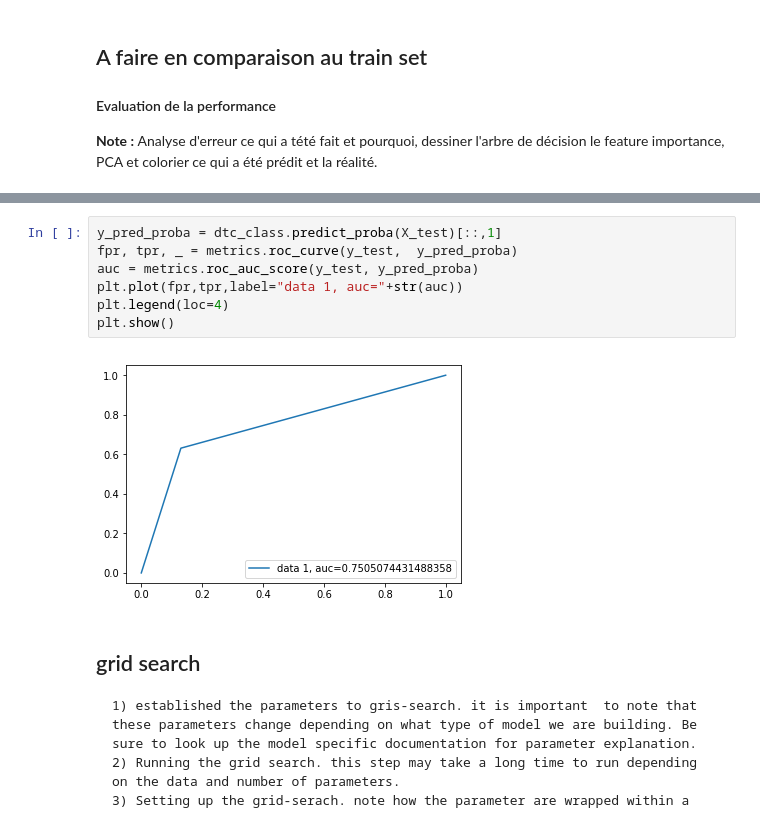
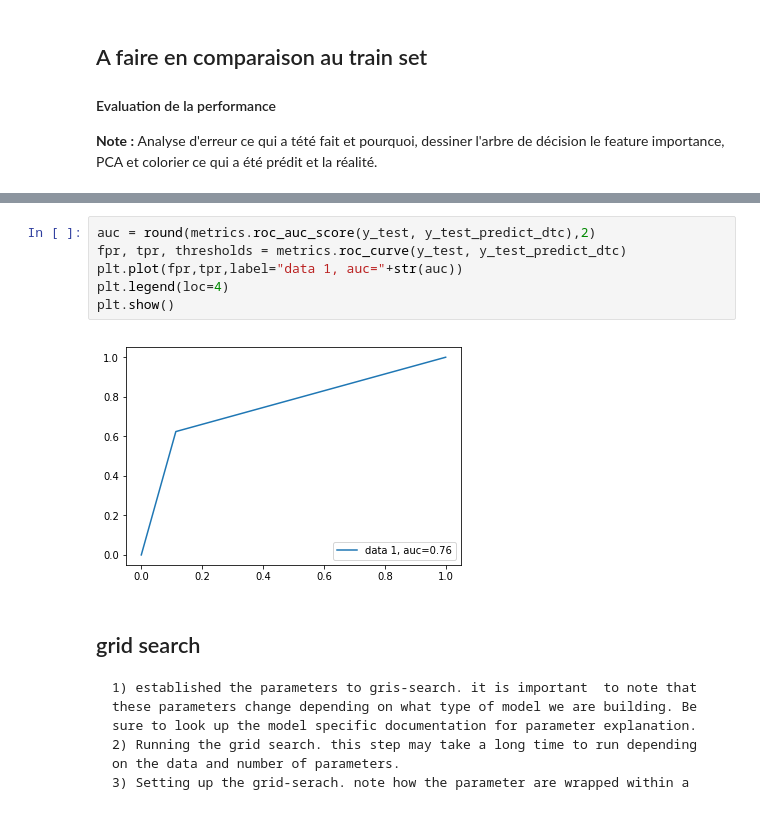
Before and after one commit to sandrineh/data-labs, a Jupyter notebook: module-3/supervised-learning-project/your-code/Supervised-learning-project.ipynb, the cells around one changed output, grey strips where cells are left out. Saved outputs shown, nothing was run; the diff lists cells and outputs as text.

```diff
--- a/module-3/supervised-learning-project/your-code/Supervised-learning-project.ipynb
+++ b/module-3/supervised-learning-project/your-code/Supervised-learning-project.ipynb
@@ -448,12 +448,11 @@ F1 score: 60.84
 # %%
-y_pred_proba = dtc_class.predict_proba(X_test)[::,1]
-fpr, tpr, _ = metrics.roc_curve(y_test,  y_pred_proba)
-auc = metrics.roc_auc_score(y_test, y_pred_proba)
+auc = round(metrics.roc_auc_score(y_test, y_test_predict_dtc),2)
+fpr, tpr, thresholds = metrics.roc_curve(y_test, y_test_predict_dtc)
 plt.plot(fpr,tpr,label="data 1, auc="+str(auc))
 plt.legend(loc=4)
 plt.show()
 # %% [output]
-[figure, old version]
+[figure, new version]
 # %% [markdown]
 ## grid search
     1) established the parameters to gris-search. it is important  to note that these parameters change depending on what type of model we are building. Be sure to look up the model specific documentation for parameter explanation.
```
Also changed, not shown: parts of 19 cells of this notebook.
